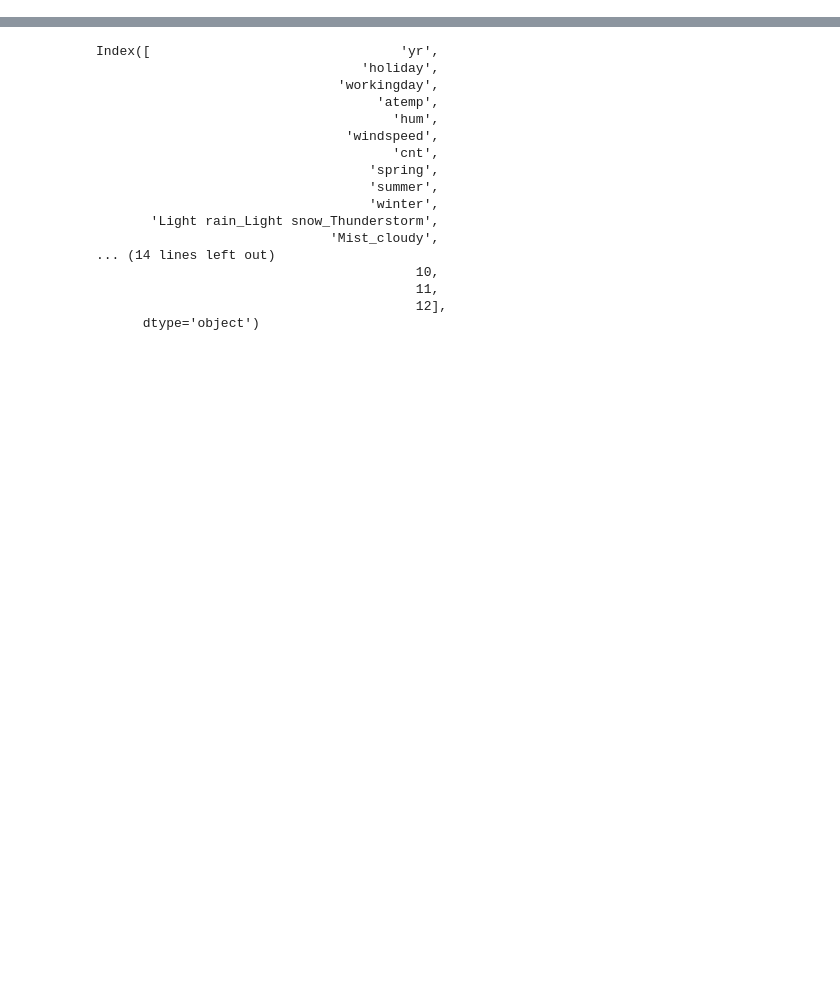
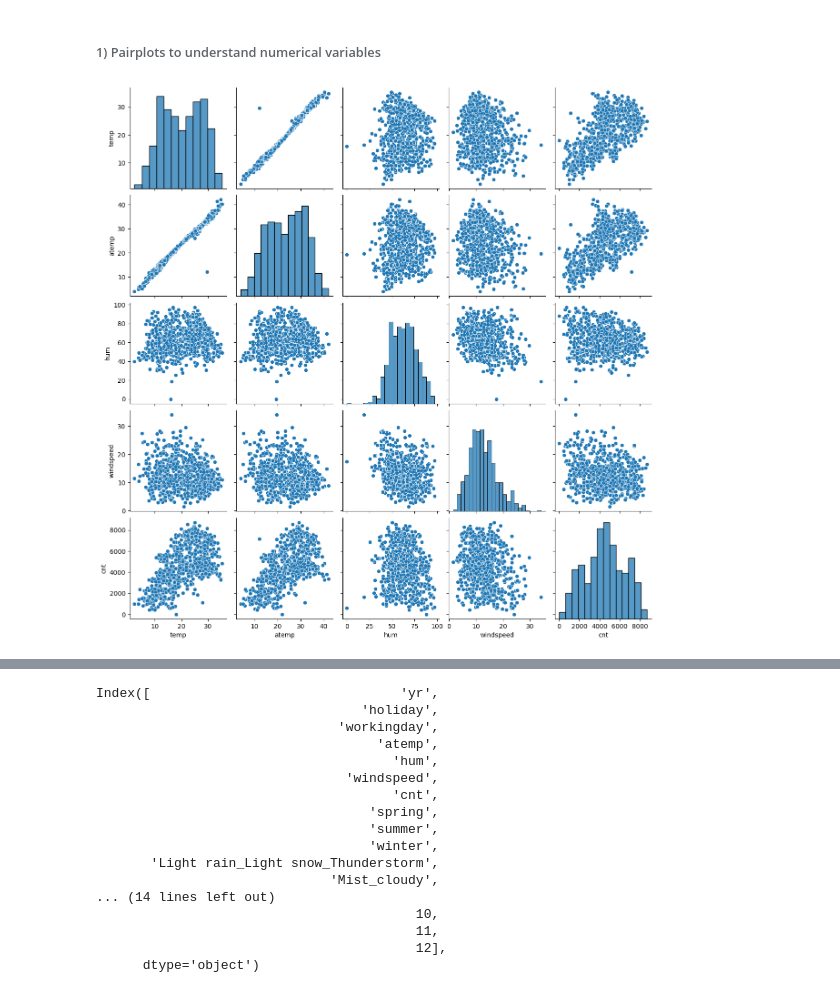
Before and after one commit to rubi-bakshi/Book-Bike-sharing-Analysis, a Jupyter notebook: Bike Assignment.ipynb, the cells around one changed output, grey strips where cells are left out. Cells and saved outputs as stored; diff of their text form; code cells hidden in the pictures; blank space fills up the shorter version.

```diff
--- a/Bike Assignment.ipynb
+++ b/Bike Assignment.ipynb
@@ -402,0 +271,4 @@ df_test.head()
+# %%
+#changing datatypes of numerical columns to appropriate types
+
+bikes_data[['temp','atemp','hum','windspeed','cnt']]=bikes_data[['temp','atemp','hum','windspeed','cnt']].apply(pd.to_numeric)
@@ -402,0 +298,7 @@ df_test.head()
+# %% [markdown]
+###### 1)  Pairplots to understand numerical variables
+# %%
+sns.pairplot(bikes_data, vars=['temp','atemp','hum','windspeed',"cnt"])
+plt.show()
+# %% [output]
+[figure, added]
```
Also changed, not shown: parts of 85 cells of this notebook.
